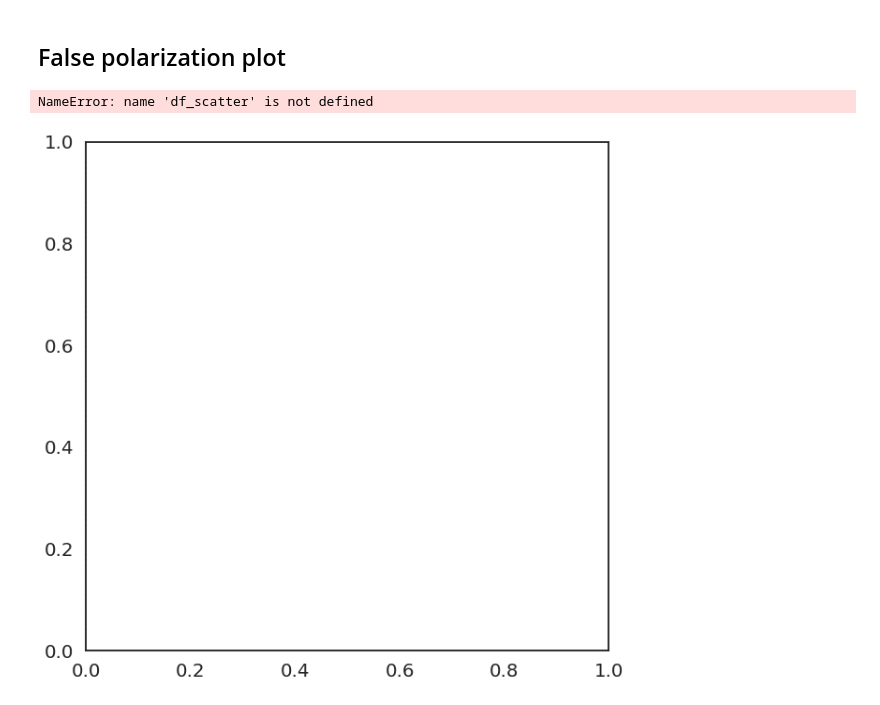
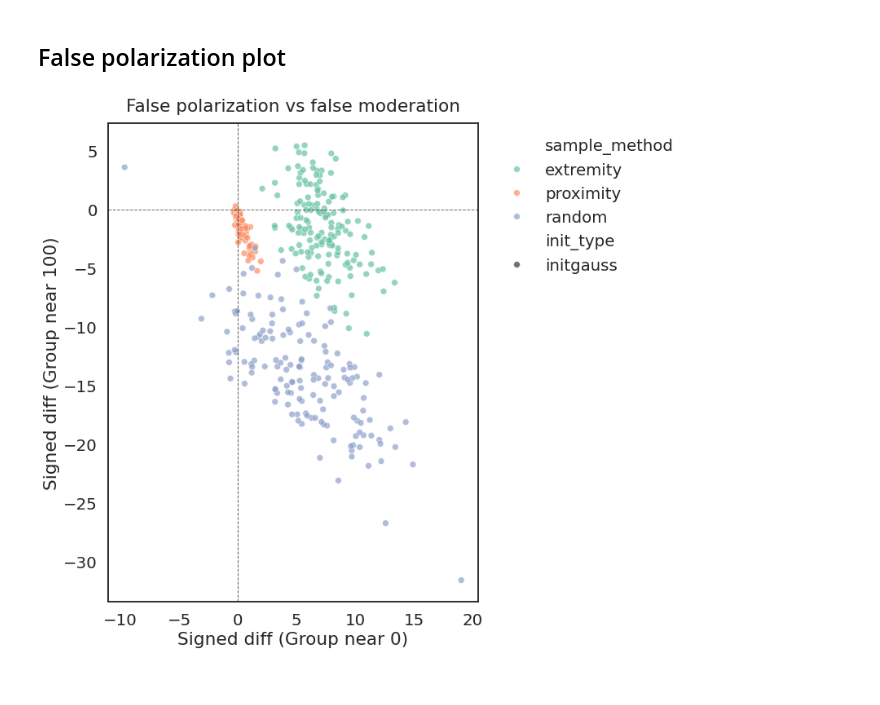
Before and after one commit to vincentmwong/groupshift-model, a Jupyter notebook: groupshift_analysis3.ipynb, the cells around one changed output. Cells and saved outputs as stored; diff of their text form; code cells hidden in the pictures.

```diff
--- a/groupshift_analysis3.ipynb
+++ b/groupshift_analysis3.ipynb
@@ -93,7 +75,7 @@ import numpy as np
 # Load base dataset
 # -----------------------------
 
-df = pd.read_csv("/l/nx/data/groupshift/simdata/results_2026_02_19_19_53.csv")
+df = pd.read_csv("/l/nx/data/groupshift/simdata/results_2026_02_20_13_48.csv")
 df.reset_index(drop=True, inplace=True)
 
 LOW_POLE  = 0
@@ -227,6 +367,18 @@ plt.show()
 # %% [markdown]
 ## False polarization plot
 # %%
+df_scatter = (
+    df
+    .set_index(["init_type", "sample_method", "simnum", "pole"])
+    ["signed_discrepancy"]
+    .unstack("pole")
+    .reset_index()
+    .rename(columns={
+        "low": "low_group_discrepancy",
+        "high": "high_group_discrepancy"
+    })
+)
+
 sns.set_context("talk", font_scale=1.2)
 sns.set_style("white")
 
@@ -237,34 +389,33 @@ ax.axvline(0, color="black", linestyle="--", linewidth=1, alpha=0.6)
 
 sns.scatterplot(
     data=df_scatter,
     x="low_group_discrepancy",
     y="high_group_discrepancy",
-    hue="sampling_method",
+    hue="sample_method",
     style="init_type",
     alpha=0.7,
     s=60,
     palette="Set2",
     ax=ax
 )
 
 ax.set_title("False polarization vs false moderation", pad=15)
 ax.set_xlabel("Signed diff (Group near 0)")
 ax.set_ylabel("Signed diff (Group near 100)")
 
 ax.set_aspect("equal", adjustable="box")
 
 ax.legend(
     title=None,
     bbox_to_anchor=(1.02, 1),
     loc="upper left",
     frameon=False
 )
 
 fig.tight_layout()
 fig.subplots_adjust(right=0.8)
 
-plt.savefig("figure_falsepol_v2.pdf", format="pdf", bbox_inches="tight")
+plt.savefig("figure_falsepol_v3.pdf", format="pdf", bbox_inches="tight")
 plt.show()
 # %% [output]
-NameError: name 'df_scatter' is not defined
-[figure, old version]
+[figure, new version]
```
Also changed, not shown: parts of 9 cells of this notebook, 6 other files.
